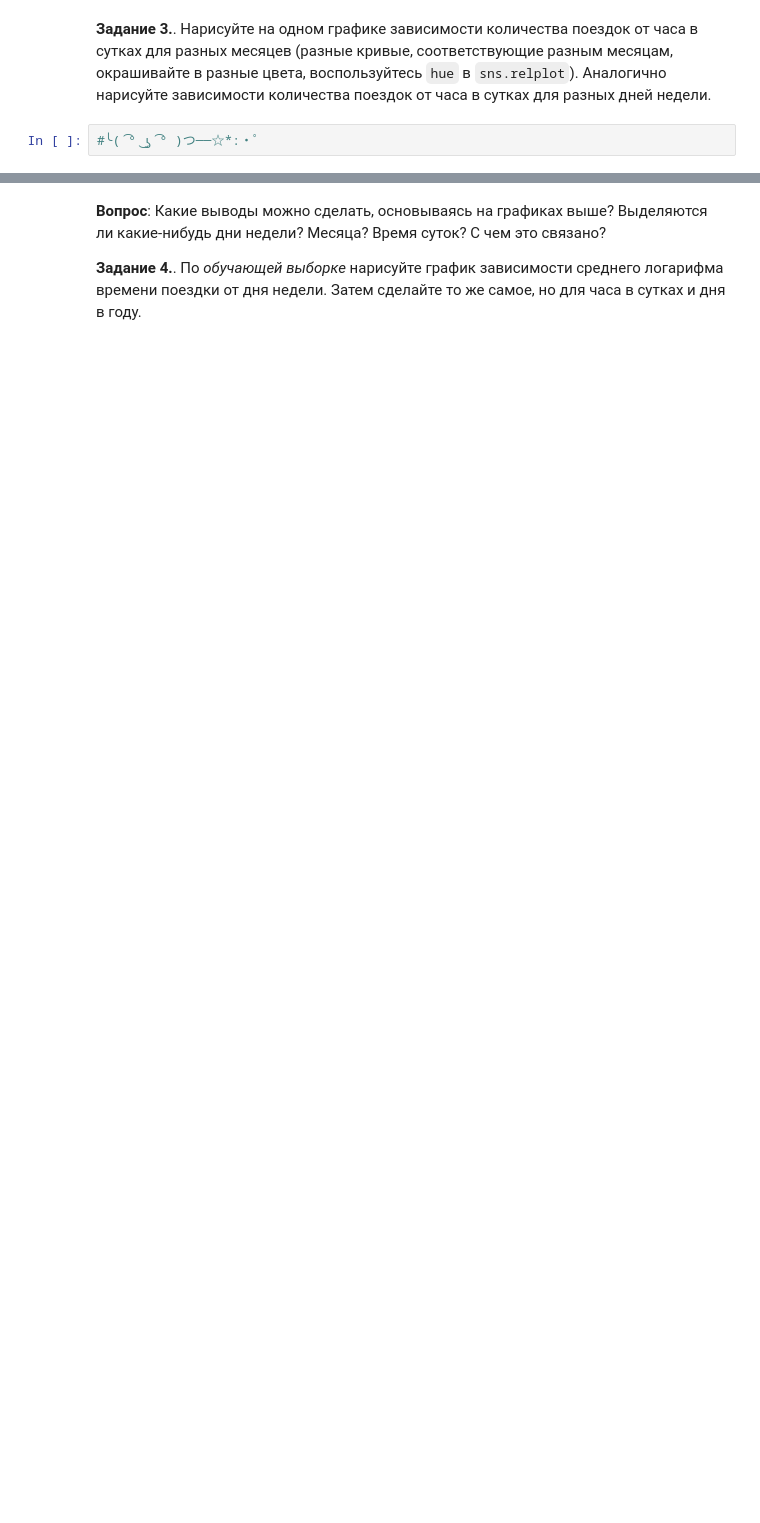
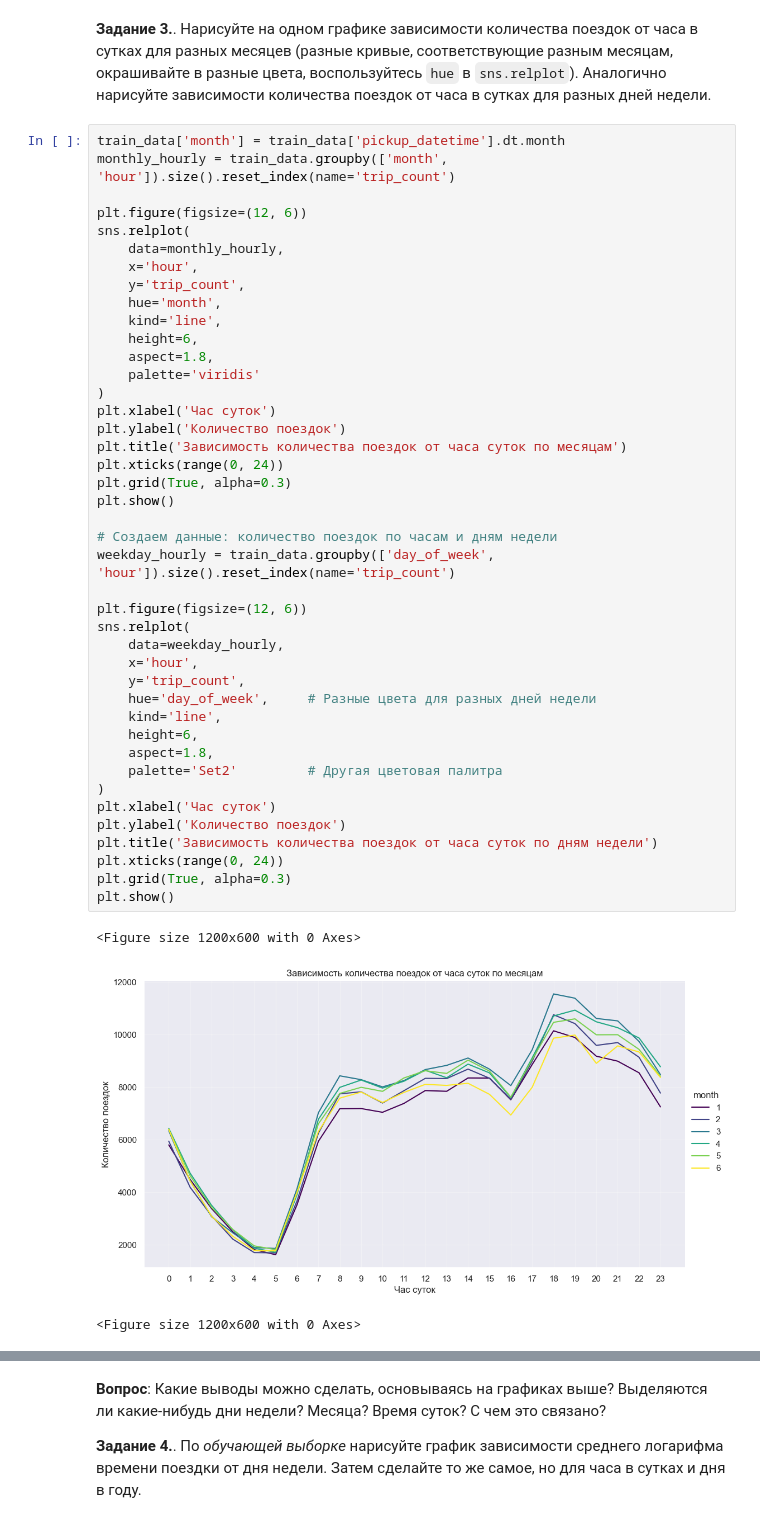
Before and after one commit to kuskas112/Labs, a Jupyter notebook: Машинное обучение/lab2/LR2_eda_linregr.ipynb, the cells around one changed output, grey strips where cells are left out. Cells and saved outputs as stored; diff of their text form; blank space fills up the shorter version.

```diff
--- a/Машинное обучение/lab2/LR2_eda_linregr.ipynb
+++ b/Машинное обучение/lab2/LR2_eda_linregr.ipynb
@@ -113,4 +176,48 @@ plt.show()
 # %% [markdown]
 **Задание 3.**. Нарисуйте на одном графике зависимости количества поездок от часа в сутках для разных месяцев (разные кривые, соответствующие разным месяцам, окрашивайте в разные цвета, воспользуйтесь `hue` в `sns.relplot`). Аналогично нарисуйте зависимости количества поездок от часа в сутках для разных дней недели.
-# %%
-#╰( ͡° ͜ʖ ͡° )つ──☆*:・ﾟ
+# %%
+train_data['month'] = train_data['pickup_datetime'].dt.month
+monthly_hourly = train_data.groupby(['month', 'hour']).size().reset_index(name='trip_count')
+
+plt.figure(figsize=(12, 6))
+sns.relplot(
+    data=monthly_hourly,
+    x='hour',
+    y='trip_count',
+    hue='month',
+    kind='line',
+    height=6,
+    aspect=1.8,
+    palette='viridis'
+)
+plt.xlabel('Час суток')
+plt.ylabel('Количество поездок')
+plt.title('Зависимость количества поездок от часа суток по месяцам')
+plt.xticks(range(0, 24))
+plt.grid(True, alpha=0.3)
+plt.show()
+
+# Создаем данные: количество поездок по часам и дням недели
+weekday_hourly = train_data.groupby(['day_of_week', 'hour']).size().reset_index(name='trip_count')
+
+plt.figure(figsize=(12, 6))
+sns.relplot(
+    data=weekday_hourly,
+    x='hour',
+    y='trip_count',
+    hue='day_of_week',     # Разные цвета для разных дней недели
+    kind='line',
+    height=6,
+    aspect=1.8,
+    palette='Set2'         # Другая цветовая палитра
+)
+plt.xlabel('Час суток')
+plt.ylabel('Количество поездок')
+plt.title('Зависимость количества поездок от часа суток по дням недели')
+plt.xticks(range(0, 24))
+plt.grid(True, alpha=0.3)
+plt.show()
+# %% [output]
+<Figure size 1200x600 with 0 Axes>
+[figure, added]
+<Figure size 1200x600 with 0 Axes>
```
Also changed, not shown: parts of 13 cells of this notebook.
